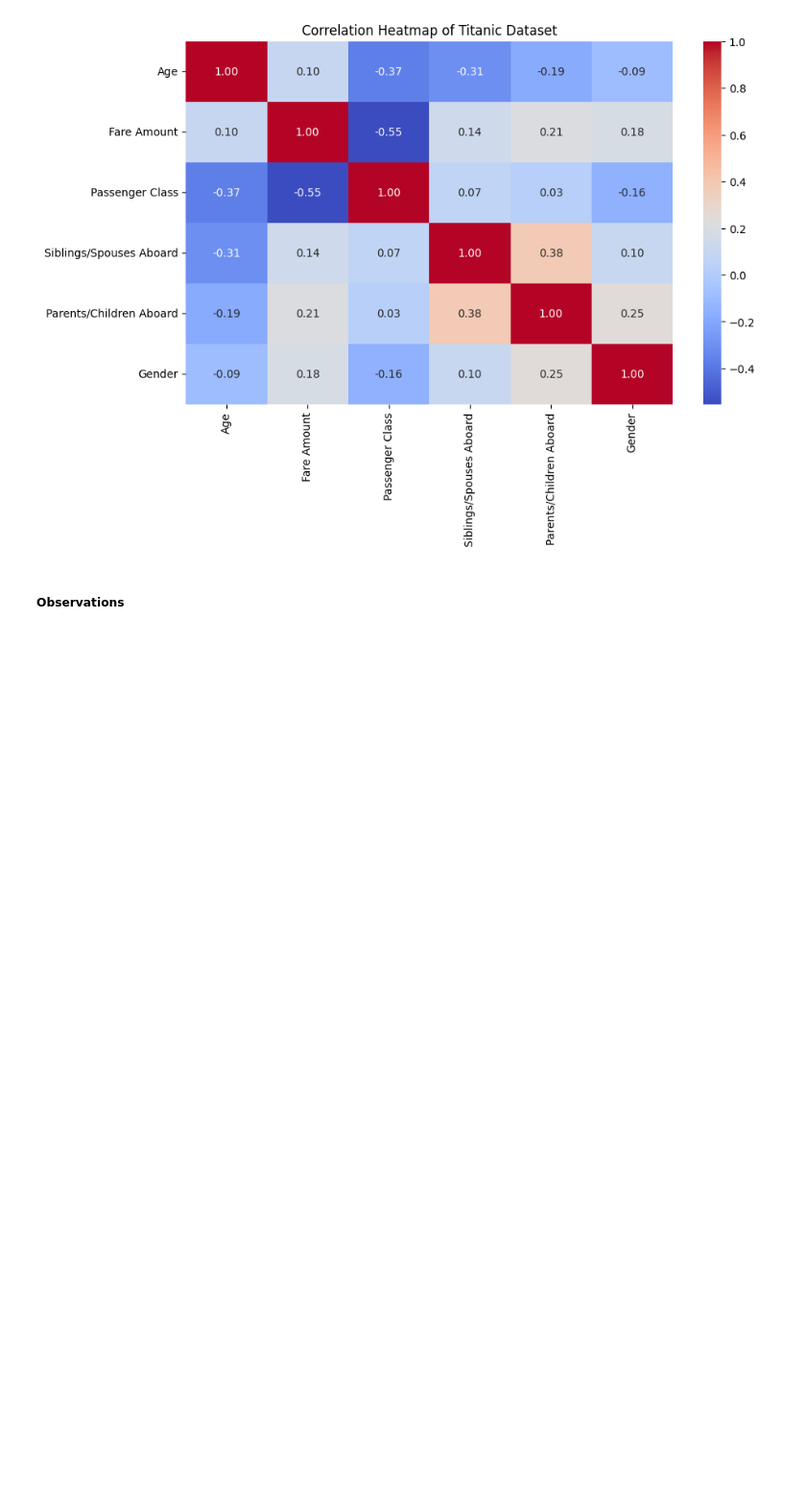
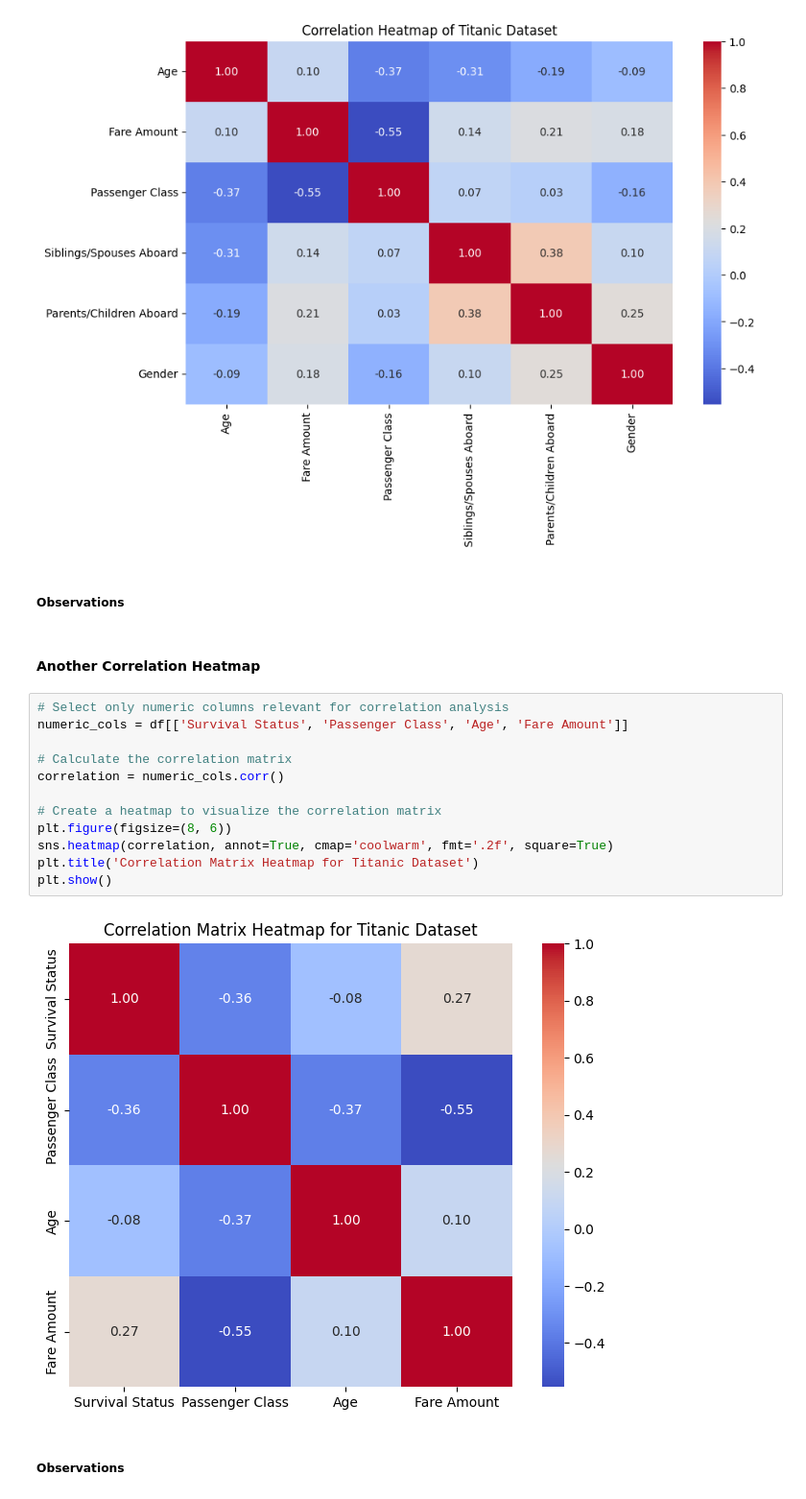
Before and after one commit to BethSpornitz/datafun-06-eda, a Jupyter notebook: bethspornitz_eda.ipynb, the cells around one changed output. Shown at 96% size. Cells and saved outputs as stored; diff of their text form; blank space fills up the shorter version.

Commit message:
Added Seccond Correlation Heatmap

```diff
--- a/bethspornitz_eda.ipynb
+++ b/bethspornitz_eda.ipynb
@@ -317,6 +317,24 @@ plt.title('Correlation Heatmap of Titanic Dataset')
 plt.show()
 # %% [output]
 [figure]
+# %% [markdown]
+##### Observations
+# %% [markdown]
+#### Another Correlation Heatmap
+# %%
+# Select only numeric columns relevant for correlation analysis
+numeric_cols = df[['Survival Status', 'Passenger Class', 'Age', 'Fare Amount']]
+
+# Calculate the correlation matrix
+correlation = numeric_cols.corr()
+
+# Create a heatmap to visualize the correlation matrix
+plt.figure(figsize=(8, 6))
+sns.heatmap(correlation, annot=True, cmap='coolwarm', fmt='.2f', square=True)
+plt.title('Correlation Matrix Heatmap for Titanic Dataset')
+plt.show()
+# %% [output]
+[figure, added]
 # %% [markdown]
 ##### Observations
 # %% [markdown]
```
Also changed, not shown: parts of 2 cells of this notebook.
